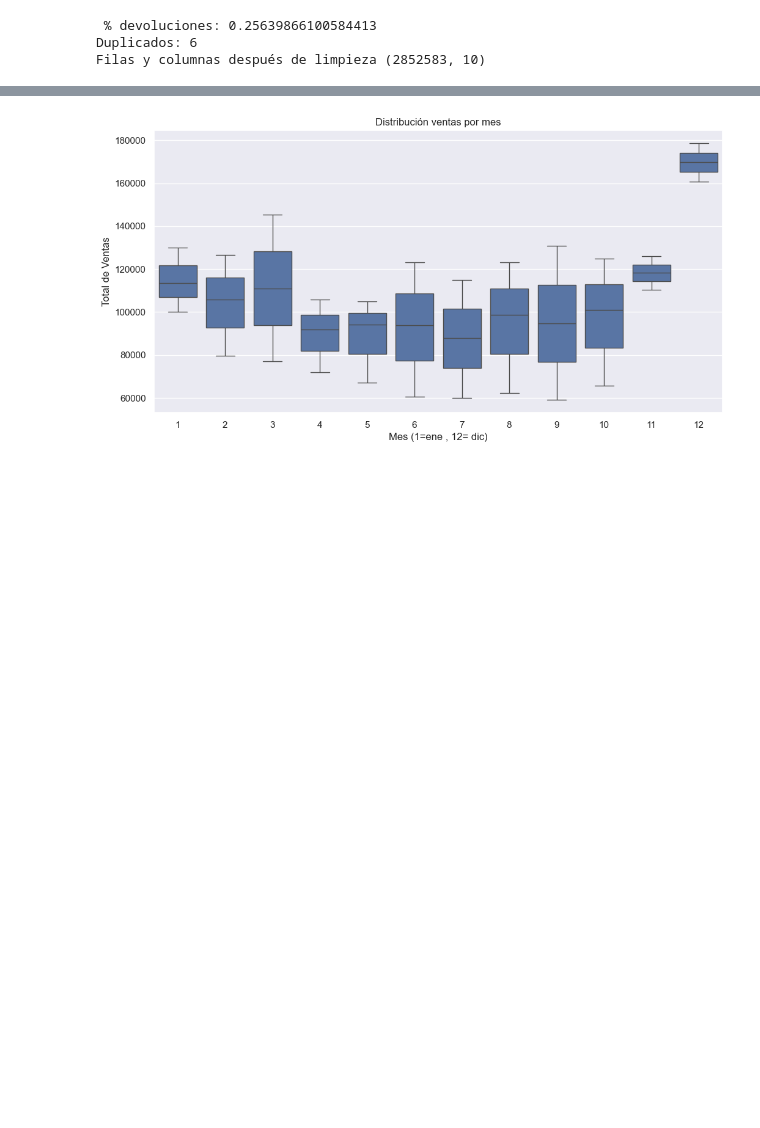
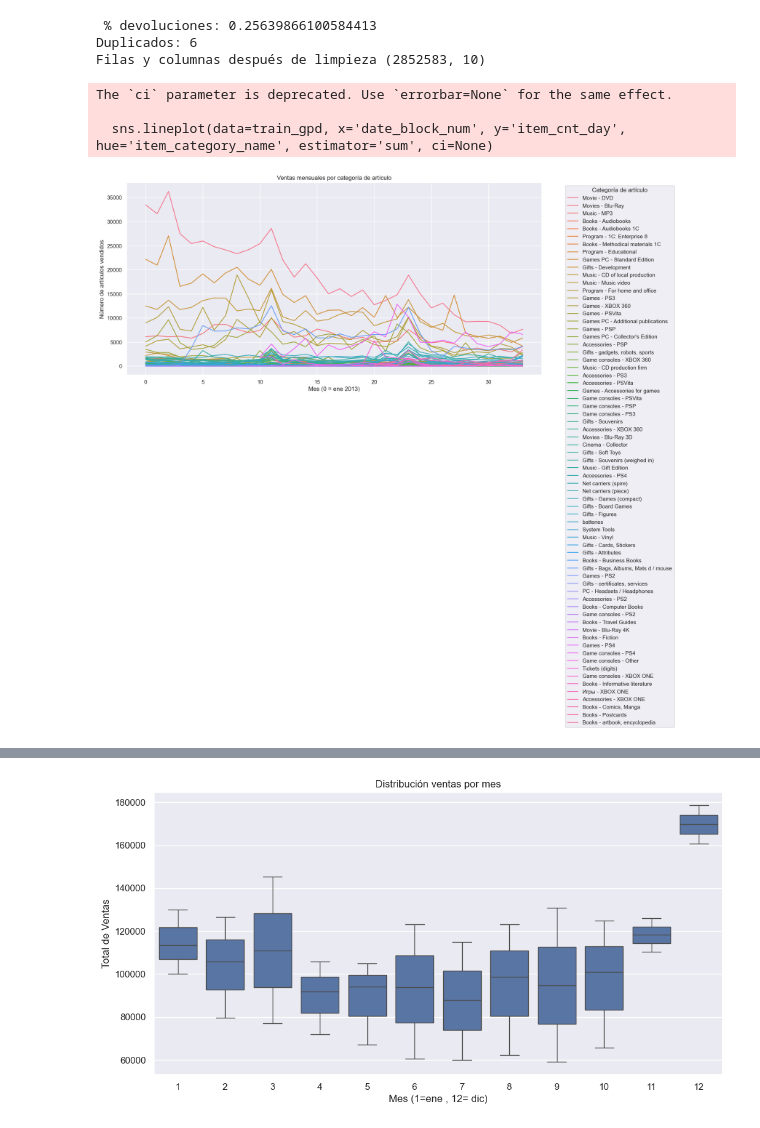
Before and after one commit to Mirandani/Arquitectura, a Jupyter notebook: tarea_01/EDA2_retail.ipynb, the cells around one changed output, grey strips where cells are left out. Drawn from its saved outputs; the diff is of its cells as text; code cells hidden in the pictures; blank space fills up the shorter version.

Commit message:
update eda plots agg by show and category_item

```diff
--- a/tarea_01/EDA2_retail.ipynb
+++ b/tarea_01/EDA2_retail.ipynb
@@ -327,3 +327,26 @@ print("Filas y columnas después de limpieza", train.shape)
  % devoluciones: 0.25639866100584413
 Duplicados: 6
 Filas y columnas después de limpieza (2852583, 10)
+# %%
+# agrupar por mes, tienda, artículo
+train_gpd = train.groupby(['date_block_num', 'shop_id', 'item_id']).agg({
+    'item_cnt_day': 'sum',
+    'item_price': 'mean',
+    "item_category_id": 'first',
+    "item_category_name": 'first',
+    "shop_name":"first"
+}).reset_index()
+# %%
+# plot ventas por item_category_name vs mes
+plt.figure(figsize=(15, 7))
+sns.lineplot(data=train_gpd, x='date_block_num', y='item_cnt_day', hue='item_category_name', estimator='sum', ci=None)
+plt.title('Ventas mensuales por categoría de artículo')
+plt.xlabel('Mes (0 = ene 2013)')
+plt.ylabel('Número de artículos vendidos')
+plt.legend(title='Categoría de artículo', bbox_to_anchor=(1.05, 1), loc='upper left')
+plt.show()
+# %% [output]
+The `ci` parameter is deprecated. Use `errorbar=None` for the same effect.
+
+  sns.lineplot(data=train_gpd, x='date_block_num', y='item_cnt_day', hue='item_category_name', estimator='sum', ci=None)
+[figure, added]
```
Also changed, not shown: parts of 2 cells of this notebook.
